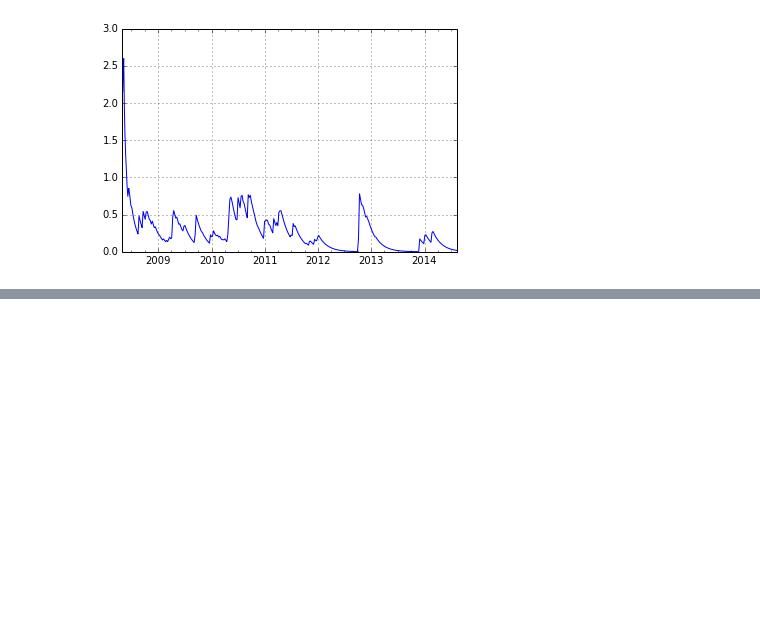
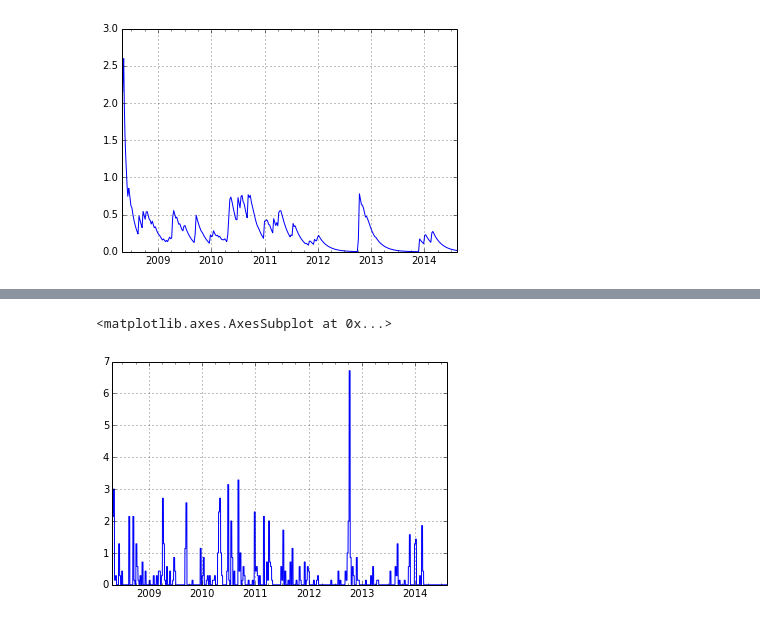
Before and after one commit to gauthamnair/repopulse, a Jupyter notebook: testingFeatureMaker.ipynb, the cells around one changed output, grey strips where cells are left out. Cells and saved outputs as stored; diff of their text form; code cells hidden in the pictures; blank space fills up the shorter version.

```diff
--- a/testingFeatureMaker.ipynb
+++ b/testingFeatureMaker.ipynb
@@ -162,0 +313,7 @@ smoothed.plot()
+# %%
+allAuthorsCommits = plyr['commits_num'].groupby(level=0).aggregate(np.sum)
+# %%
+resampleToDays(allAuthorsCommits).plot()
+# %% [output]
+<matplotlib.axes.AxesSubplot at 0x...>
+[figure, added]
```
Also changed, not shown: parts of 54 cells of this notebook, 3 other files.
